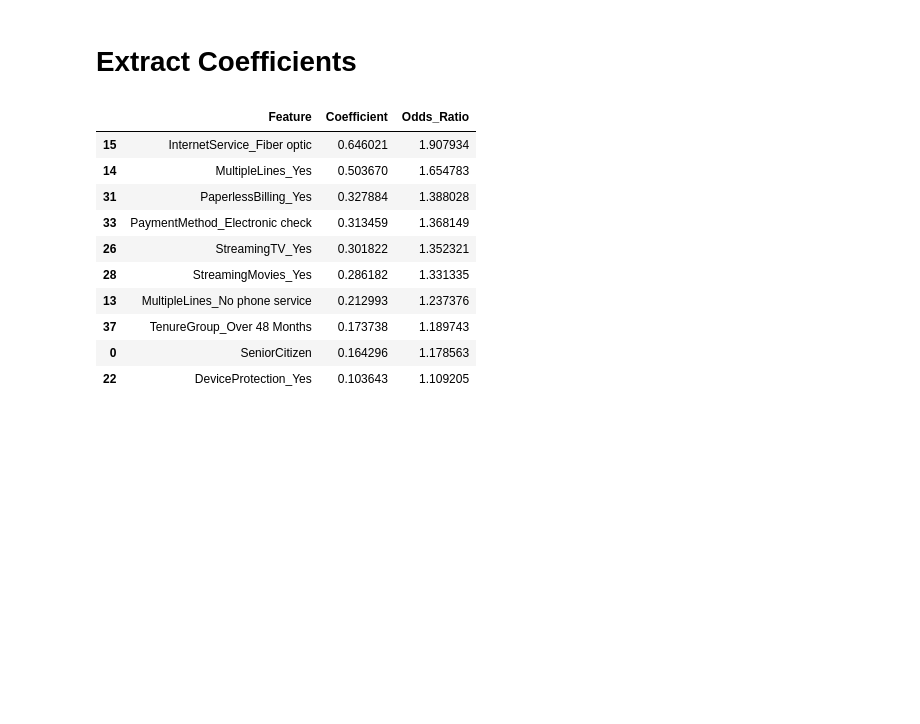
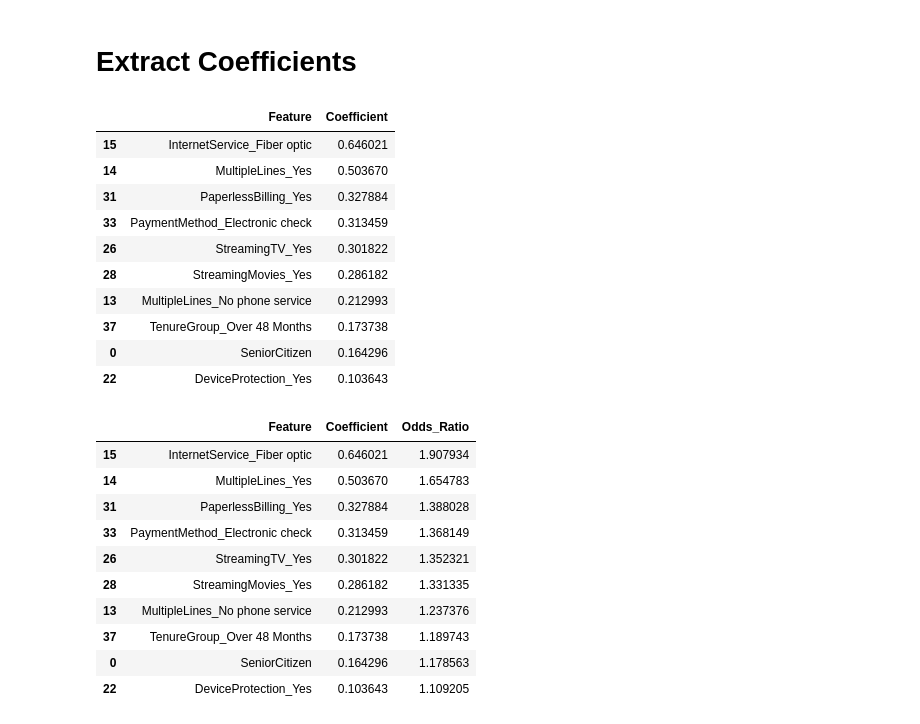
Before and after one commit to Pournima87/telecom-churn-intelligence, a Jupyter notebook: notebook/Customer Churn Prediction ML Project.ipynb, the cells around one changed output. Saved outputs shown, nothing was run; the diff lists cells and outputs as text; code cells hidden in the pictures; blank space fills up the shorter version.

```diff
--- a/notebook/Customer Churn Prediction ML Project.ipynb
+++ b/notebook/Customer Churn Prediction ML Project.ipynb
@@ -1100,14 +1128,31 @@ Therefore, a model with strong recall for the churn class is desirable.
 # %% [markdown]
 # Extract Coefficients
 # %%
-log_model = models["Logistic Regression"]
+log_pipeline = models["Logistic Regression"]
+
+# Extract the logistic regression model from pipeline
+lr_model = log_pipeline.named_steps["model"]
 
 coeff_df = pd.DataFrame({
     "Feature": X.columns,
-    "Coefficient": log_model.coef_[0]
+    "Coefficient": lr_model.coef_[0]
 })
 
 coeff_df = coeff_df.sort_values(by="Coefficient", ascending=False)
+
+coeff_df.head(10)
+# %% [output]
+|  | Feature | Coefficient |
+| 15 | InternetService_Fiber optic | 0.646021 |
+| 14 | MultipleLines_Yes | 0.503670 |
+| 31 | PaperlessBilling_Yes | 0.327884 |
+| 33 | PaymentMethod_Electronic check | 0.313459 |
+| 26 | StreamingTV_Yes | 0.301822 |
+| 28 | StreamingMovies_Yes | 0.286182 |
+| 13 | MultipleLines_No phone service | 0.212993 |
+| 37 | TenureGroup_Over 48 Months | 0.173738 |
+| 0 | SeniorCitizen | 0.164296 |
+| 22 | DeviceProtection_Yes | 0.103643 |
 # %%
 coeff_df["Odds_Ratio"] = coeff_df["Coefficient"].apply(lambda x: np.exp(x))
 coeff_df.head(10)
```
Also changed, not shown: parts of 13 cells of this notebook, 1 other file.
